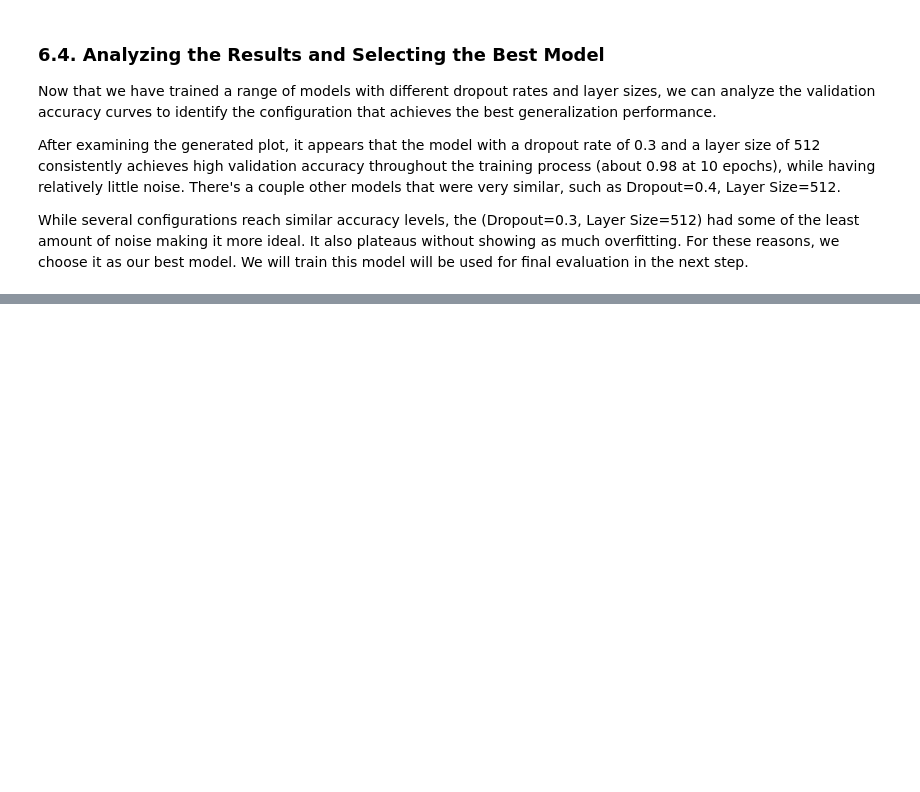
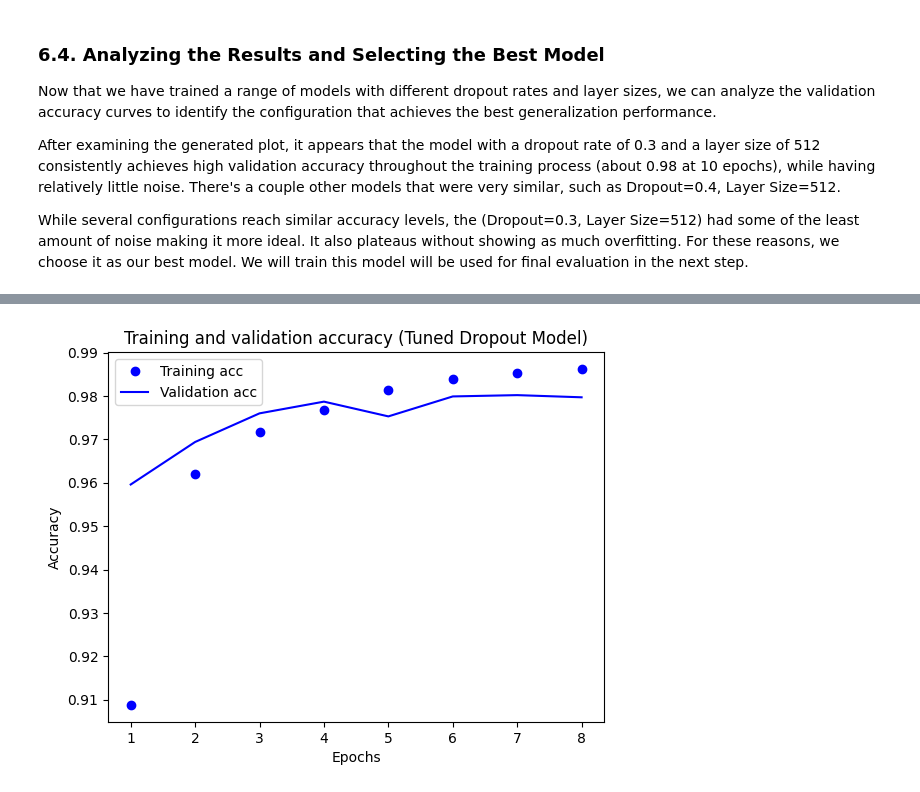
Before and after one commit to bwfiq/mnist-digit-classifier-dlwp, a Jupyter notebook: mnist_dlwp.ipynb, the cells around one changed output, grey strips where cells are left out. Cells and saved outputs as stored; diff of their text form; code cells hidden in the pictures; blank space fills up the shorter version.

Commit message:
feat: implement step 7 of DLWP workflow - make epochs more precise with early stop, and decline the effort of further optimizing

```diff
--- a/mnist_dlwp.ipynb
+++ b/mnist_dlwp.ipynb
@@ -906,0 +915,78 @@ While several configurations reach similar accuracy levels, the (Dropout=0.3, La
+# %%
+import numpy as np
+import tensorflow as tf
+from tensorflow.keras.datasets import mnist
+from tensorflow.keras.utils import to_categorical
+import matplotlib.pyplot as plt
+
+# Set a random seed for reproducibility
+seed = 42
+np.random.seed(seed)
+tf.random.set_seed(seed)
+
+# Load the MNIST dataset
+(train_images, train_labels), (test_images, test_labels) = mnist.load_data()
+
+# Reshape the images to flatten them into vectors
+train_images = train_images.reshape((60000, 28 * 28)).astype('float32') / 255
+test_images = test_images.reshape((10000, 28 * 28)).astype('float32') / 255
+
+# One-Hot Encode Labels
+train_labels = to_categorical(train_labels)
+test_labels = to_categorical(test_labels)
+
+# Shuffle the training data
+indices = np.arange(train_images.shape[0])
+np.random.shuffle(indices)
+train_images = train_images[indices]
+train_labels = train_labels[indices]
+
+
+# Create Validation Set
+x_val = train_images[:10000]
+partial_x_train = train_images[10000:]
+y_val = train_labels[:10000]
+partial_y_train = train_labels[10000:]
+
+print("Data Preparation Complete.")
+
+# Define a Tuned Model with Dropout
+es = tf.keras.callbacks.EarlyStopping(monitor='val_loss', patience=2)
+
+tuned_dropout_model = tf.keras.models.Sequential([
+    tf.keras.layers.Input(shape=(784,)),
+    tf.keras.layers.Dense(512, activation='relu'),
+    tf.keras.layers.Dropout(0.3),
+    tf.keras.layers.Dense(512, activation='relu'),
+    tf.keras.layers.Dropout(0.3),
+    tf.keras.layers.Dense(10, activation='softmax')
+])
+
+tuned_dropout_model.compile(optimizer='rmsprop',
+                      loss='categorical_crossentropy',
+                      metrics=['accuracy'])
+
+tuned_dropout_history = tuned_dropout_model.fit(partial_x_train,
+                                    partial_y_train,
+                                    epochs=30, # more epochs since it'll stop early
+                                    batch_size=128,
+                                    validation_data=(x_val, y_val),
+                                    verbose=0,
+                                    callbacks=[es])
+print("Model defined and fitting complete.")
+
+# Plot Training and Validation Accuracy
+history_dict = tuned_dropout_history.history
+acc_values = history_dict['accuracy']
+val_acc_values = history_dict['val_accuracy']
+
+epochs = range(1, len(acc_values) + 1)
+
+plt.plot(epochs, acc_values, 'bo', label='Training acc')
+plt.plot(epochs, val_acc_values, 'b', label='Validation acc')
+plt.title('Training and validation accuracy (Tuned Dropout Model)')
+plt.xlabel('Epochs')
+plt.ylabel('Accuracy')
+plt.legend()
+plt.show()
+# %% [output]
@@ -906,0 +995 @@ While several configurations reach similar accuracy levels, the (Dropout=0.3, La
+[figure, added]
```
Also changed, not shown: parts of 3 cells of this notebook.
